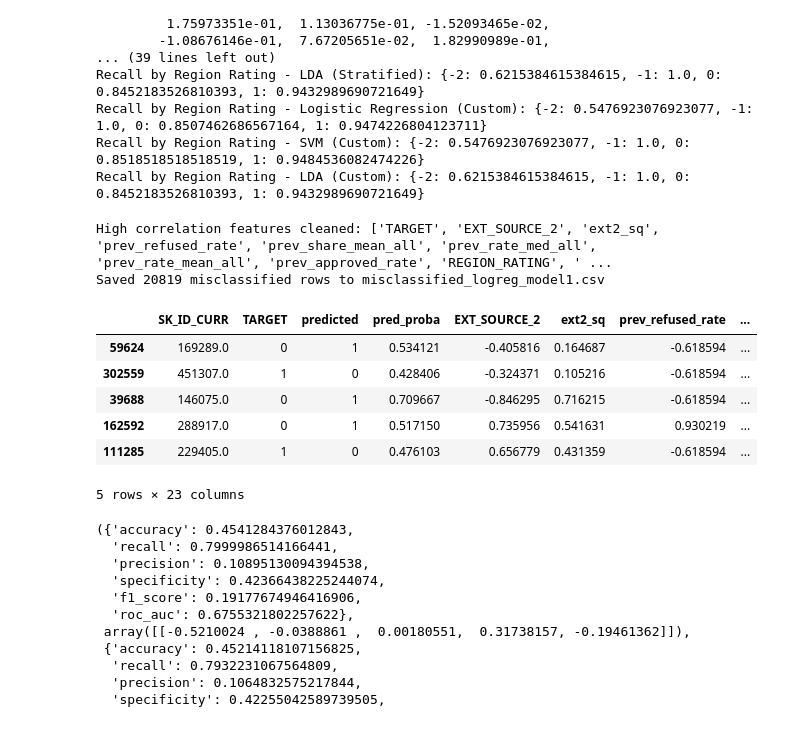
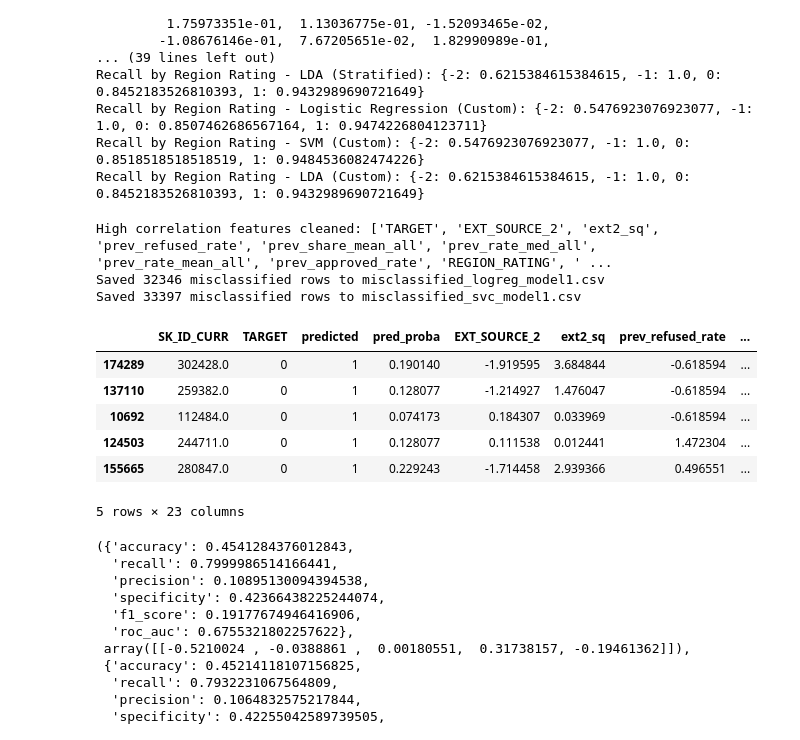
Before and after one commit to sumanth2122/403Project2, a Jupyter notebook: models.ipynb, the cells around one changed output. Saved outputs shown, nothing was run; the diff lists cells and outputs as text; code cells hidden in the pictures.

```diff
--- a/models.ipynb
+++ b/models.ipynb
@@ -404,42 +404,48 @@ def save_misclassified(model, val_df, target_col='TARGET', id_col='SK_ID_CURR',
     rest = [c for c in mis_df.columns if c not in front_cols]
     mis_df = mis_df[front_cols + rest]
 
     mis_df.to_csv(out_csv, index=False)
     print(f"Saved {len(mis_df)} misclassified rows to {out_csv}")
     return mis_df
 
 
 high_corr_features = correlations[correlations > 0.045].index.tolist()
 high_corr_features.append('SK_ID_CURR')
 
 # Take out CODE_GENDER and DAYS_BIRTH if present
 high_corr_features.remove('CODE_GENDER_M')
 high_corr_features.remove('CODE_GENDER_F')
 high_corr_features.remove('DAYS_BIRTH')
 
 print("High correlation features cleaned:", high_corr_features)
 
 
-train_df = train_data_random[high_corr_features].copy()
-val_df   = val_data_random[high_corr_features].copy()
+train_df = train_data_stratified[high_corr_features].copy()
+val_df   = val_data_stratified[high_corr_features].copy()
 
 X_train = train_df.drop(columns=['TARGET'])
 y_train = train_df['TARGET']
 log_reg.fit(X_train, y_train)
 
 mis = save_misclassified(log_reg, val_df, target_col='TARGET', id_col='SK_ID_CURR',
-                         out_csv='misclassified_logreg_model1.csv', prob_threshold=0.5)
+                         out_csv='misclassified_logreg_model1.csv', prob_threshold=0.396)
 
-# Inspect
+
+svm_model.fit(X_train, y_train)
+mis2 = save_misclassified(svm_model, val_df, target_col='TARGET', id_col='SK_ID_CURR',
+                         out_csv='misclassified_svc_model1.csv', prob_threshold=0.055)
+
 mis.head()
+mis2.head()
 # %% [output]
 High correlation features cleaned: ['TARGET', 'EXT_SOURCE_2', 'ext2_sq', 'prev_refused_rate', 'prev_share_mean_all', 'prev_rate_med_all', 'prev_rate_mean_all', 'prev_approved_rate', 'REGION_RATING', ' ...
-Saved 20819 misclassified rows to misclassified_logreg_model1.csv
+Saved 32346 misclassified rows to misclassified_logreg_model1.csv
+Saved 33397 misclassified rows to misclassified_svc_model1.csv
 |  | SK_ID_CURR | TARGET | predicted | pred_proba | EXT_SOURCE_2 | ext2_sq | prev_refused_rate | ... |
-| 59624 | 169289.0 | 0 | 1 | 0.534121 | -0.405816 | 0.164687 | -0.618594 | ... |
-| 302559 | 451307.0 | 1 | 0 | 0.428406 | -0.324371 | 0.105216 | -0.618594 | ... |
-| 39688 | 146075.0 | 0 | 1 | 0.709667 | -0.846295 | 0.716215 | -0.618594 | ... |
-| 162592 | 288917.0 | 0 | 1 | 0.517150 | 0.735956 | 0.541631 | 0.930219 | ... |
-| 111285 | 229405.0 | 1 | 0 | 0.476103 | 0.656779 | 0.431359 | -0.618594 | ... |
+| 174289 | 302428.0 | 0 | 1 | 0.190140 | -1.919595 | 3.684844 | -0.618594 | ... |
+| 137110 | 259382.0 | 0 | 1 | 0.128077 | -1.214927 | 1.476047 | -0.618594 | ... |
+| 10692 | 112484.0 | 0 | 1 | 0.074173 | 0.184307 | 0.033969 | -0.618594 | ... |
+| 124503 | 244711.0 | 0 | 1 | 0.128077 | 0.111538 | 0.012441 | 1.472304 | ... |
+| 155665 | 280847.0 | 0 | 1 | 0.229243 | -1.714458 | 2.939366 | 0.496551 | ... |
 5 rows × 23 columns
 # %%
```
Also changed, not shown: parts of 12 cells of this notebook.
